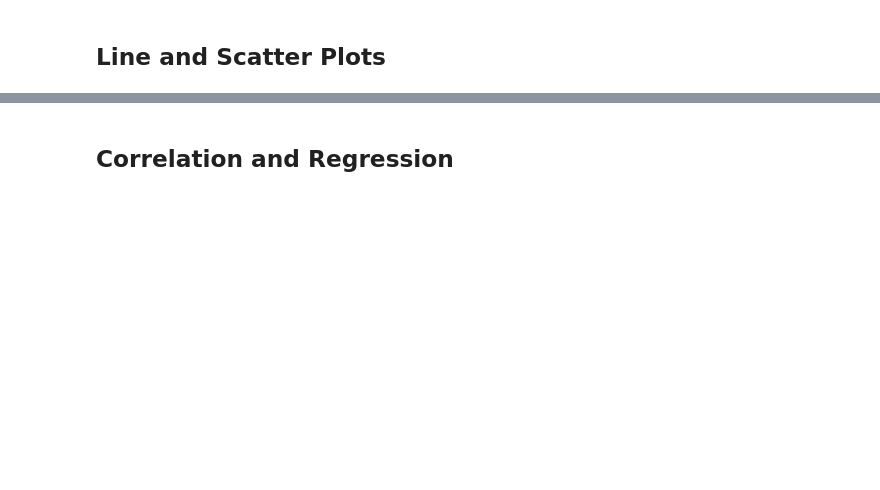
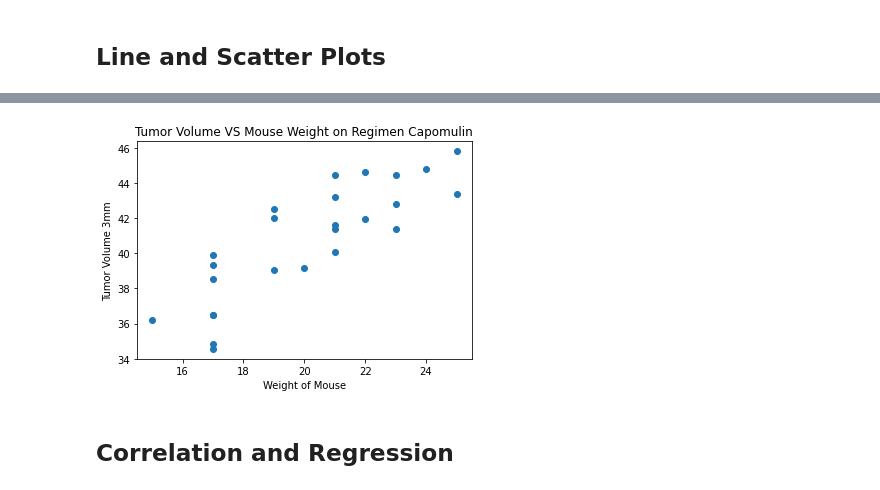
Before and after one commit to Krhullsiek/matplotlib-challenge, a Jupyter notebook: Pymaceuticals/pymaceuticals_starter.ipynb, the cells around one changed output, grey strips where cells are left out. Saved outputs shown, nothing was run; the diff lists cells and outputs as text; code cells hidden in the pictures; blank space fills up the shorter version.

```diff
--- a/Pymaceuticals/pymaceuticals_starter.ipynb
+++ b/Pymaceuticals/pymaceuticals_starter.ipynb
@@ -299,2 +418,23 @@ tum_vol_data = []
+# %%
+# Generate a scatter plot of average tumor volume vs. mouse weight for the Capomulin regimen
+cap_tum = clean_mice_data.loc[clean_mice_data['Drug Regimen'] == 'Capomulin']
+cap_mouse_grp = cap_tum.groupby(['Mouse ID'])
+cap_mouse_grp.head()
+
+av_cap_vol = cap_mouse_grp['Tumor Volume (mm3)'].mean()
+av_cap_vol
+
+cap_weight= cap_mouse_grp['Weight (g)'].mean()
+cap_weight.head()
+
+x_values = cap_weight
+y_values = av_cap_vol
+plt.scatter(x_values,y_values)
+plt.xlabel('Weight of Mouse')
+plt.ylabel('Tumor Volume 3mm')
+plt.title('Tumor Volume VS Mouse Weight on Regimen Capomulin')
+plt.show()
+# %% [output]
+[figure, added]
 # %% [markdown]
 ## Correlation and Regression
```
Also changed, not shown: parts of 9 cells of this notebook.
